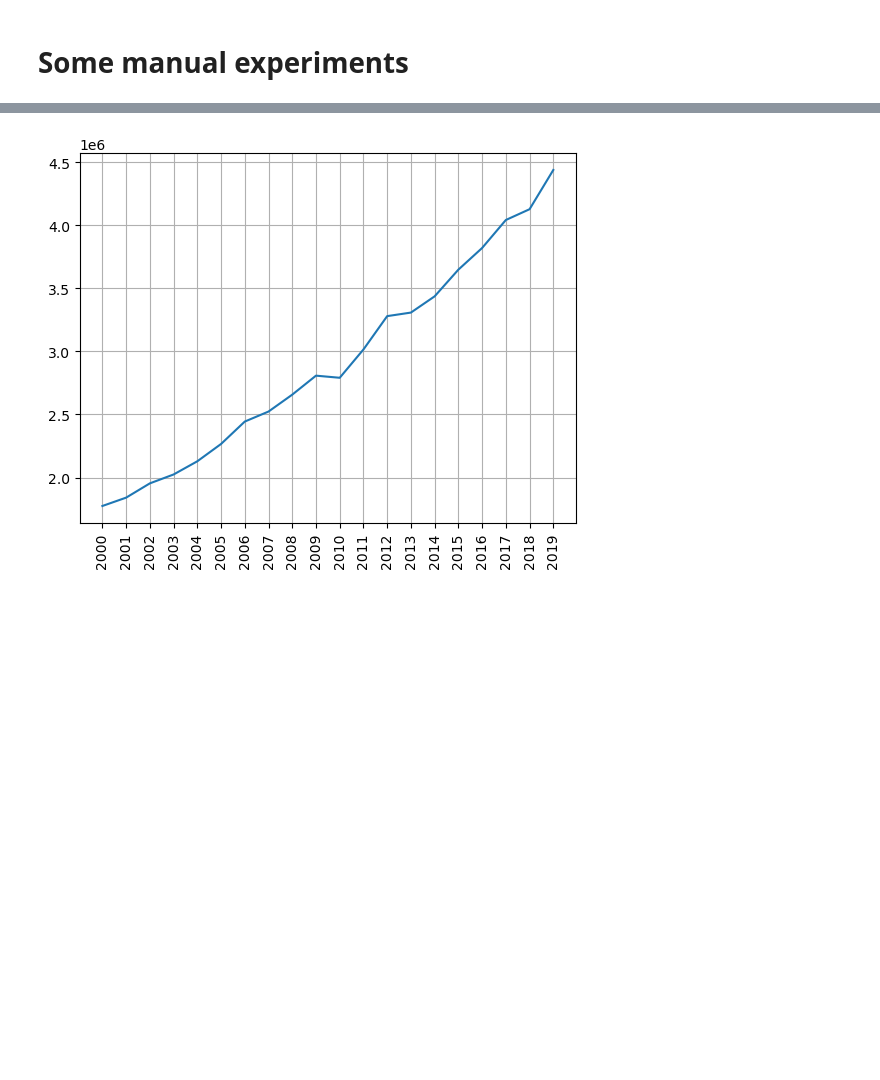
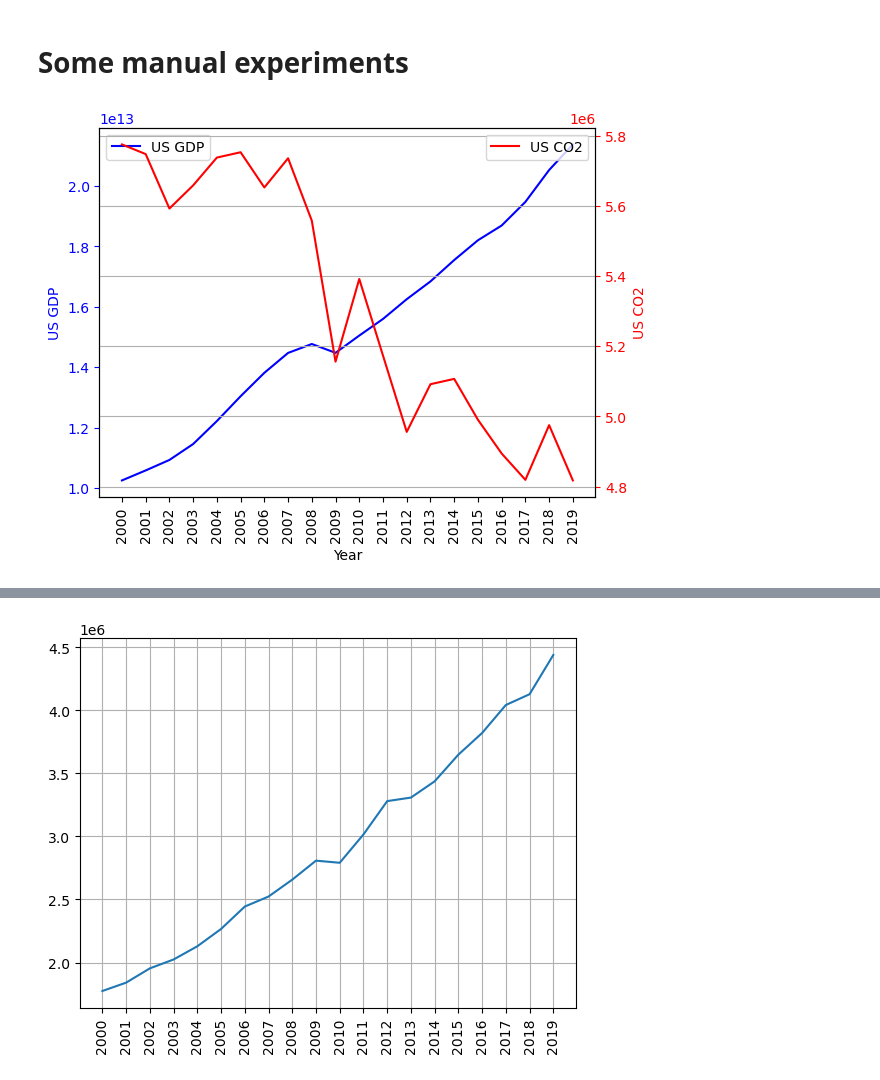
Before and after one commit to hxy9243/datascience-examples, a Jupyter notebook: langchain/co2/langchain-co2.ipynb, the cells around one changed output, grey strips where cells are left out. Saved outputs shown, nothing was run; the diff lists cells and outputs as text; code cells hidden in the pictures; blank space fills up the shorter version.

```diff
--- a/langchain/co2/langchain-co2.ipynb
+++ b/langchain/co2/langchain-co2.ipynb
@@ -313,4 +315,29 @@ Thought:
 KeyboardInterrupt:
 # %% [markdown]
 # Some manual experiments
+# %%
+us_gdp_recent = df_gdp[df_gdp['Country Name'] == 'United States'].iloc[:,5:]
+us_co2_recent = df_co2[df_co2['Country Name'] == 'United States'].iloc[:,5:]
+# %%
+fig, ax1 = plt.subplots()
+
+ax1.plot(us_gdp_recent.T, 'b-')
+ax1.set_ylabel('US GDP', color='b')
+ax1.tick_params('y', colors='b')
+
+ax2 = ax1.twinx()
+ax2.plot(us_co2_recent.T, 'r-')
+ax2.set_ylabel('US CO2', color='r')
+ax2.tick_params('y', colors='r')
+
+ax1.set_xlabel('Year')
+ax1.tick_params(axis='x', rotation=90)
+
+ax1.legend(['US GDP'], loc='upper left')
+ax2.legend(['US CO2'], loc='upper right')
+
+plt.grid()
+plt.show()
+# %% [output]
+[figure, added]
 # %%
```
Also changed, not shown: parts of 4 cells of this notebook.
